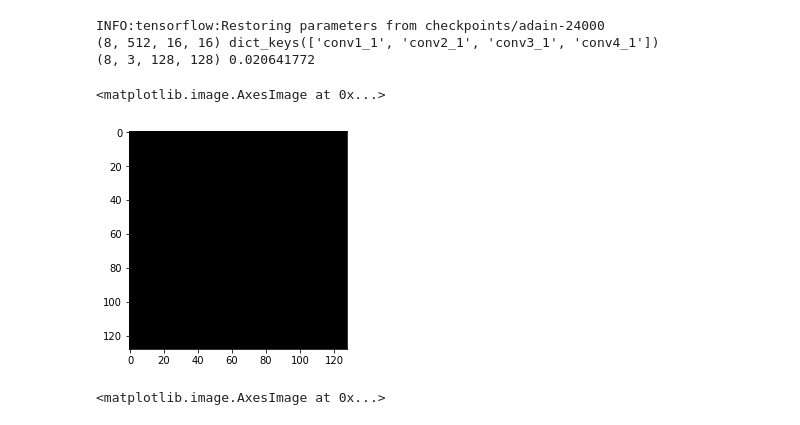
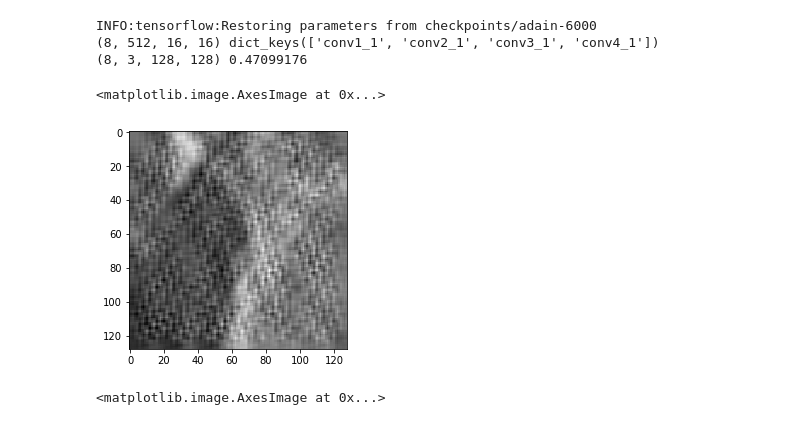
Before and after one commit to PranjalSahu/tf-adain, a Jupyter notebook: train.ipynb, the cells around one changed output. Saved outputs shown, nothing was run; the diff lists cells and outputs as text; code cells hidden in the pictures.

```diff
--- a/train.ipynb
+++ b/train.ipynb
@@ -51,9 +51,9 @@ y_array = np.load("y_array.npy")
 def get_my_batch():
     global x_array, y_array
 
-    #perm    = np.random.permutation(len(x_array))
-    #x_array = np.array(x_array)[perm]
-    #y_array = np.array(y_array)[perm]
+    perm    = np.random.permutation(len(x_array))
+    x_array = np.array(x_array)[perm]
+    y_array = np.array(y_array)[perm]
 
     content_images = []
     style_images   = []
@@ -91,8 +91,8 @@ def train(
         content_layer='conv4_1',
         style_layers='conv1_1,conv2_1,conv3_1,conv4_1',
         tv_weight=0,
-        style_weight=100,
-        content_weight=10000,
+        style_weight=0.001,
+        content_weight=1,
         save_every=2000,
         print_every=10,
         gpu=0,
@@ -152,7 +152,10 @@ def train(
 
     content_loss = build_content_loss(content_layer, content_target, content_weight)
     style_losses = build_style_losses(style_layers, style_targets, style_weight)
+
     loss = content_loss + tf.reduce_sum(list(style_losses.values()))
+
+    #loss = loss + tf.losses.mean_absolute_error(images)
 
     if tv_weight:
         tv_loss = tf.reduce_sum(tf.image.total_variation(images)) * tv_weight
@@ -301,31 +304,6 @@ train()
 
 x_array = np.load("x_array.npy")
 y_array = np.load("y_array.npy")
-
-def get_my_batch():
-    global x_array, y_array
-
-    #perm    = np.random.permutation(len(x_array))
-    #x_array = np.array(x_array)[perm]
-    #y_array = np.array(y_array)[perm]
-
-    content_images = []
-    style_images   = []
-
-    for i in range(8):
-        temp = [x_array[i, :, :, 0], x_array[i, :, :, 0], x_array[i, :, :, 0]]
-        content_images.append(temp)
-
-        temp = [y_array[i, :, :, 0], y_array[i, :, :, 0], y_array[i, :, :, 0]]
-        style_images.append(temp)
-
-    #content_images = x_array[:8, :, :, 0]
-    #style_images   = y_array[:8, :, :, 0]
-
-    #content_images = np.concatenate([content_images, content_images, content_images], axis=-1)
-    #style_images   = np.concatenate([style_images, style_images, style_images], axis=-1)
-
-    return np.array(content_images), np.array(style_images)
 
 
 def test(
@@ -345,8 +323,8 @@ def test(
         content_layer='conv4_1',
         style_layers='conv1_1,conv2_1,conv3_1,conv4_1',
         tv_weight=0,
-        style_weight=0.01,
-        content_weight=1,
+        style_weight=100,
+        content_weight=10000,
         save_every=2000,
         print_every=10,
         gpu=0,
@@ -519,14 +497,14 @@ def build_style_losses(current_layers, target_layers, weight, epsilon=1e-6):
 # %%
 output_result = test()
 # %% [output]
-INFO:tensorflow:Restoring parameters from checkpoints/adain-24000
+INFO:tensorflow:Restoring parameters from checkpoints/adain-6000
 (8, 512, 16, 16) dict_keys(['conv1_1', 'conv2_1', 'conv3_1', 'conv4_1'])
-(8, 3, 128, 128) 0.020641772
+(8, 3, 128, 128) 0.47099176
 # %%
-plt.imshow(output_result[4, 0, :, :], cmap='gray')
+plt.imshow(output_result[7, 0, :, :], cmap='gray')
 # %% [output]
 <matplotlib.image.AxesImage at 0x...>
-[figure, old version]
+[figure, new version]
 # %%
 def style_transfer(
         content=None,
```
Also changed, not shown: parts of 1 cell of this notebook.
